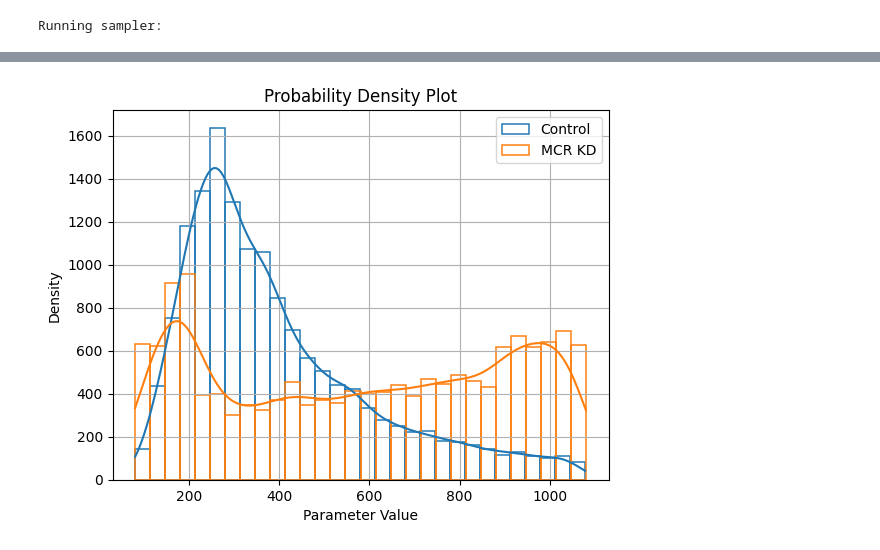
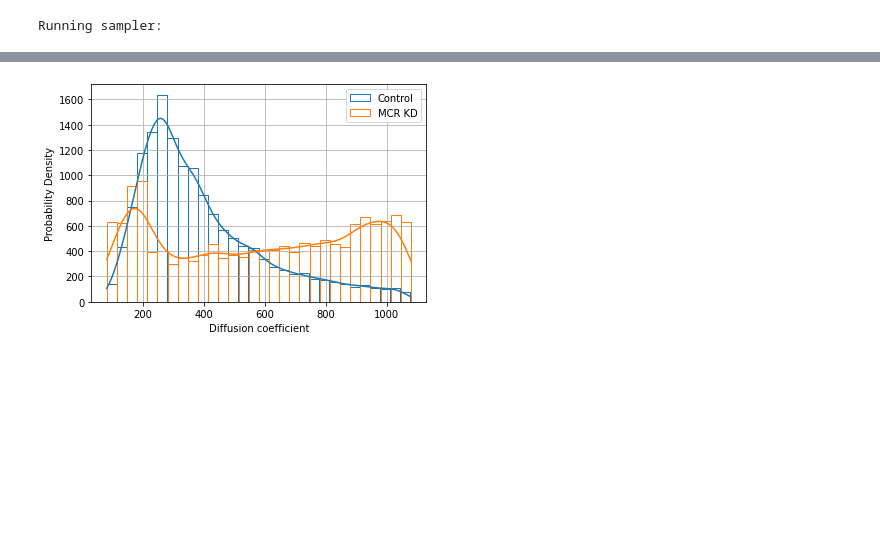
Before and after one commit to Schumacher-group/ImmuneCellMigrationAnalysis, a Jupyter notebook: Notebooks/Attractant dynamics.ipynb, the cells around one changed output, grey strips where cells are left out. Cells and saved outputs as stored; diff of their text form; code cells hidden in the pictures; blank space fills up the shorter version.

Commit message:
cleaning up results plots

```diff
--- a/Notebooks/Attractant dynamics.ipynb
+++ b/Notebooks/Attractant dynamics.ipynb
@@ -171,21 +161,21 @@ plt.show()
 # %%
 import seaborn as sns
 
 # Create a histogram plot with seaborn
 sns.histplot(chains_control[:,1],fill =False, kde=True, bins=30, label='Control')
 sns.histplot(chains_mcr[:,1],fill =False,  kde=True,bins=30, label='MCR KD')
 
 # Customize the plot
-plt.xlabel('Parameter Value')
-plt.ylabel('Density')
-plt.title('Probability Density Plot')
+plt.xlabel('Diffusion coefficient')
+plt.ylabel('Probability Density')
+# plt.title('Probability Density Plot')
 plt.legend()
 plt.grid(True)
 
 # Show the plot
 plt.show()
 # %% [output]
-[figure, old version]
+[figure, new version]
 # %%
 # Create a histogram plot with seaborn
 sns.kdeplot(chains_control[:,1],label='Control')
```
Also changed, not shown: parts of 14 cells of this notebook, 3 other files.
